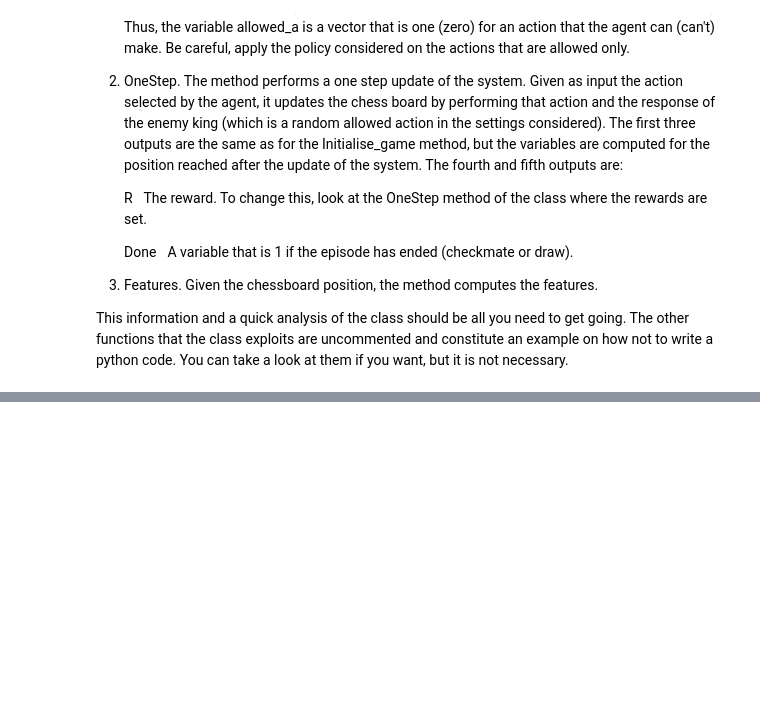
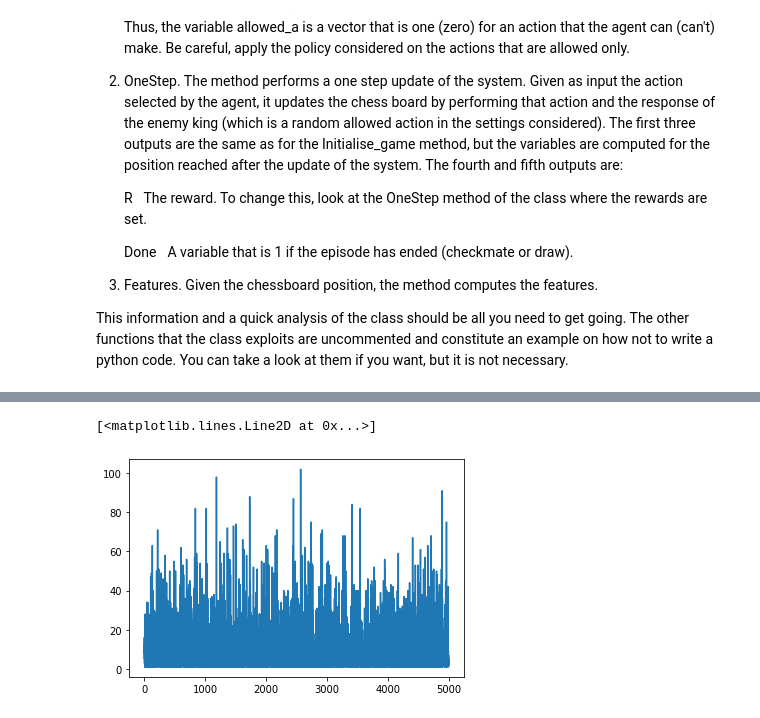
Before and after one commit to ukarag/ReinforcementLearning, a Jupyter notebook: Assignment.ipynb, the cells around one changed output, grey strips where cells are left out. Drawn from its saved outputs; the diff is of its cells as text; code cells hidden in the pictures; blank space fills up the shorter version.

```diff
--- a/Assignment.ipynb
+++ b/Assignment.ipynb
@@ -262,0 +442,9 @@ for n in range(N_episodes):
+# %%
+fig, ax = plt.subplots(figsize=(6,4))
+ax.xlim=()
+ax.ylim=()
+
+ax.plot(np.linspace(1, N_episodes, num=N_episodes), N_moves_save)
+# %% [output]
+[<matplotlib.lines.Line2D at 0x...>]
+[figure, added]
```
Also changed, not shown: parts of 10 cells of this notebook.
